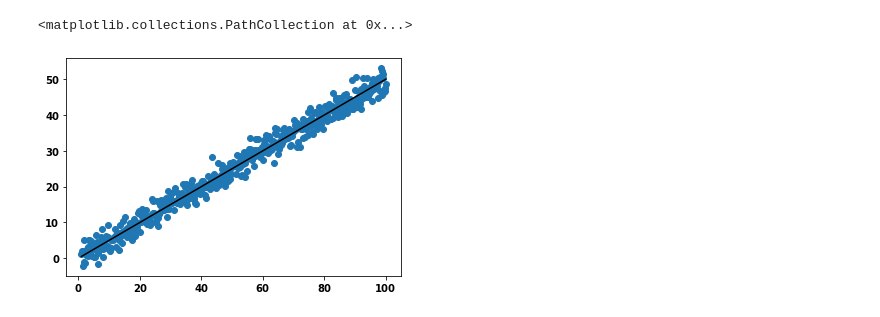
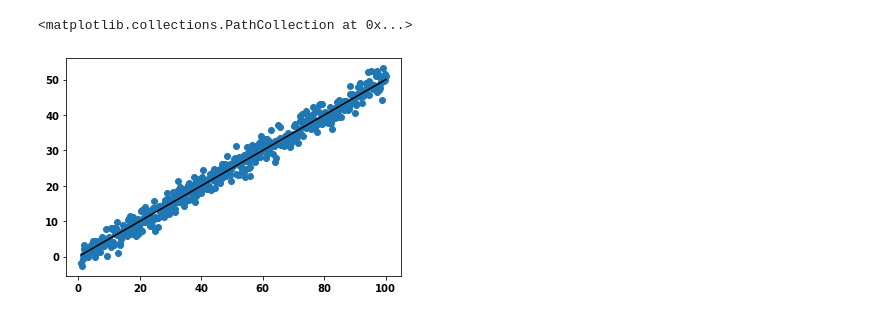
Before and after one commit to StollLab/dive-scripts, a Jupyter notebook: randP/mwe.ipynb, the cells around one changed output. Cells and saved outputs as stored; diff of their text form; code cells hidden in the pictures.

```diff
--- a/randP/mwe.ipynb
+++ b/randP/mwe.ipynb
@@ -21,16 +8,16 @@ from theano.tensor import slinalg as snp
 # %%
 x = np.linspace(1,100,500)
 y = 0.5*x
 
 sigma = 2
 
-y_obs = y + dl.whitegaussnoise(x,sigma)
+y_obs = y + sigma*np.random.randn(len(x))
 
 plt.plot(x,y,'k')
 plt.scatter(x,y_obs)
 # %% [output]
 <matplotlib.collections.PathCollection at 0x...>
-[figure, old version]
+[figure, new version]
 # %%
 with pm.Model() as model:
     # Noise --------------------------------------------------------------
```
Also changed, not shown: parts of 6 cells of this notebook, 2 other files.
